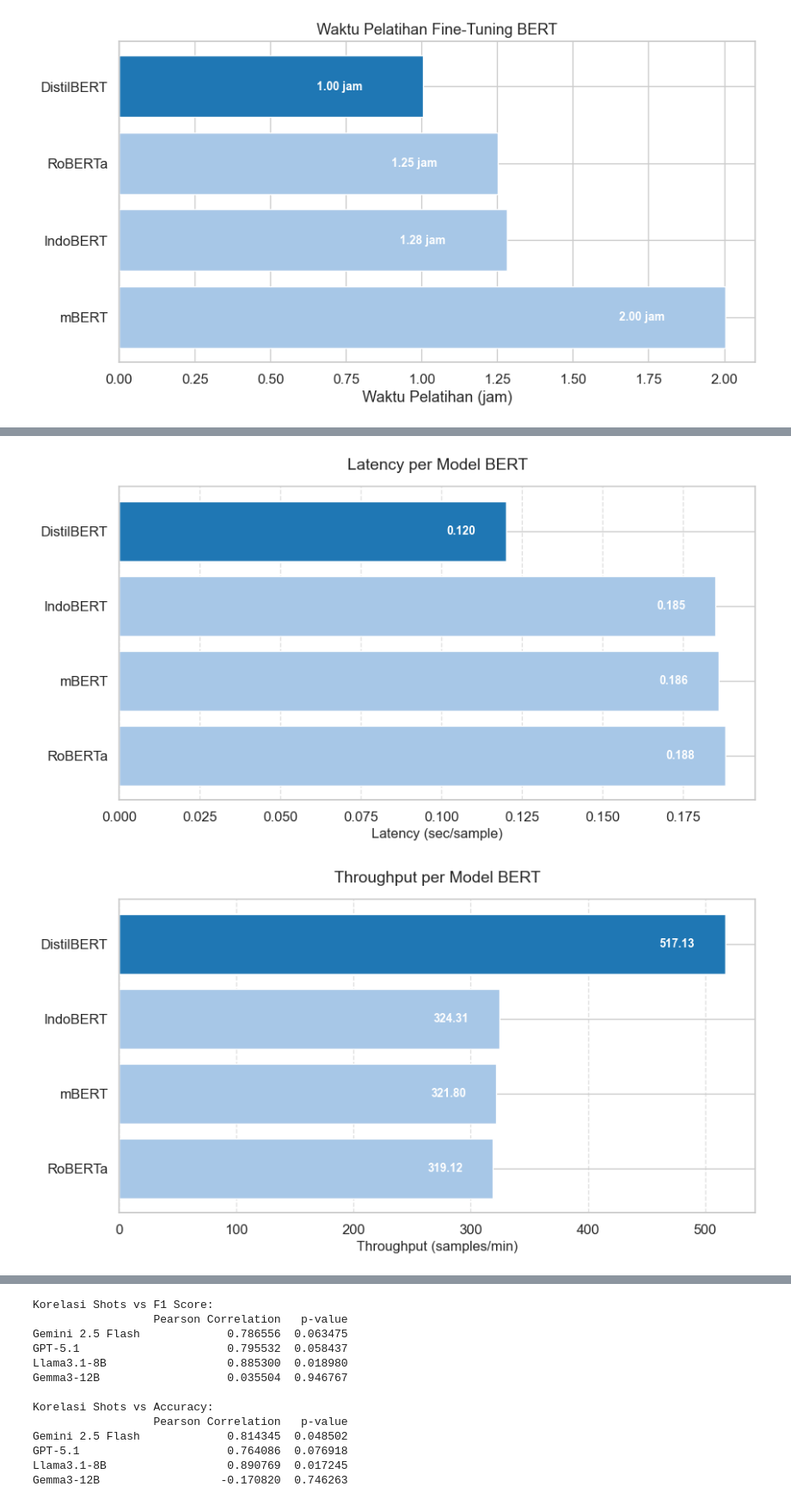
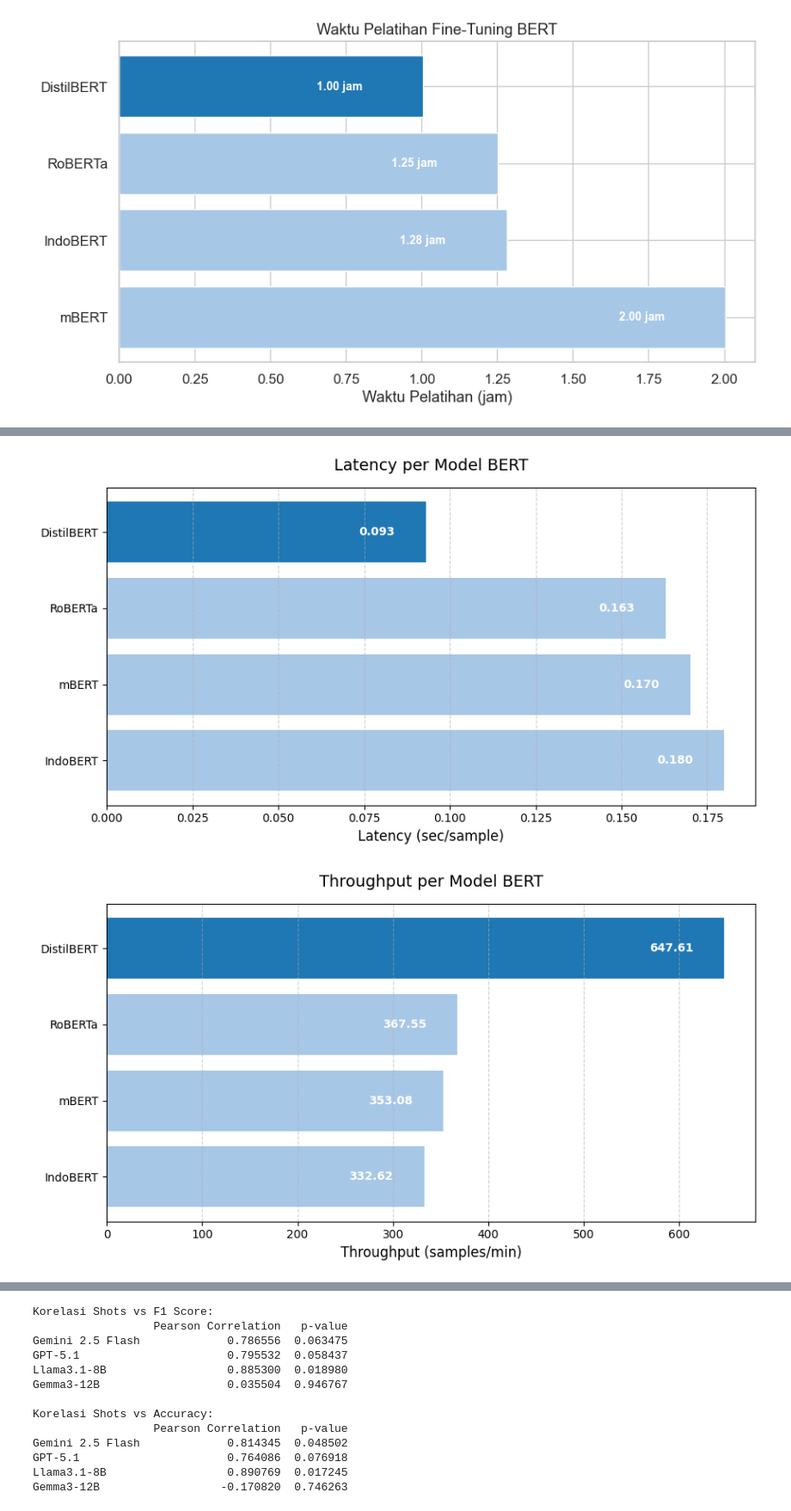
Before and after one commit to RasyadBima15/Multiclass-Emotion-Classification-on-Indonesian-Product-Reviews, a Jupyter notebook: Result/code.ipynb, the cells around one changed output, grey strips where cells are left out. Shown at 86% size. Cells and saved outputs as stored; diff of their text form; code cells hidden in the pictures.

Commit message:
fix latency & throughput

```diff
--- a/Result/code.ipynb
+++ b/Result/code.ipynb
@@ -127,8 +127,8 @@ data_perf = {
         'RoBERTa',
         'mBERT'
     ],
-    'Latency (s/sample)': [0.185, 0.12, 0.188, 0.186],
-    'Throughput (sample/min)': [324.31, 517.13, 319.12, 321.80]
+    'Latency (s/sample)': [0.180, 0.093, 0.163, 0.170],
+    'Throughput (sample/min)': [332.62, 647.61, 367.55, 353.08]
 }
 
 df_perf = pd.DataFrame(data_perf)
@@ -160,35 +160,35 @@ def plot_metric(df, metric_name, ylabel, title_suffix, mode='max'):
         if width < max_value * 0.15:
             text_x = width + (max_value * 0.02)
             ha = 'left'
         else:
             ha = 'right'
 
         fmt = "{:.3f}" if "Latency" in metric_name else "{:.2f}"
 
         plt.text(text_x,
                  bar.get_y() + bar.get_height()/2,
                  fmt.format(width),
                  va='center', ha=ha,
                  fontsize=10, color='white', fontweight='bold')
 
     # ===== Title tanpa satuan =====
     title_clean = metric_name.split(" (")[0]   # hapus satuan dalam kurung
     plt.title(f'{title_clean} per Model {title_suffix}', fontsize=14, pad=15)
 
     # ===== X label tetap ada satuannya =====
     plt.xlabel(ylabel, fontsize=12)
 
     plt.grid(axis='x', linestyle='--', alpha=0.6)
     plt.tight_layout()
     plt.show()
 
 
 # Plot
 plot_metric(df_perf, 'Latency (s/sample)', 'Latency (sec/sample)', 'BERT', mode='min')
 plot_metric(df_perf, 'Throughput (sample/min)', 'Throughput (samples/min)', 'BERT', mode='max')
 # %% [output]
-[figure, old version]
+[figure, new version]
-[figure, old version]
+[figure, new version]
 # %%
 import matplotlib.pyplot as plt
 import pandas as pd
```
Also changed, not shown: parts of 7 cells of this notebook, 36 other files.
